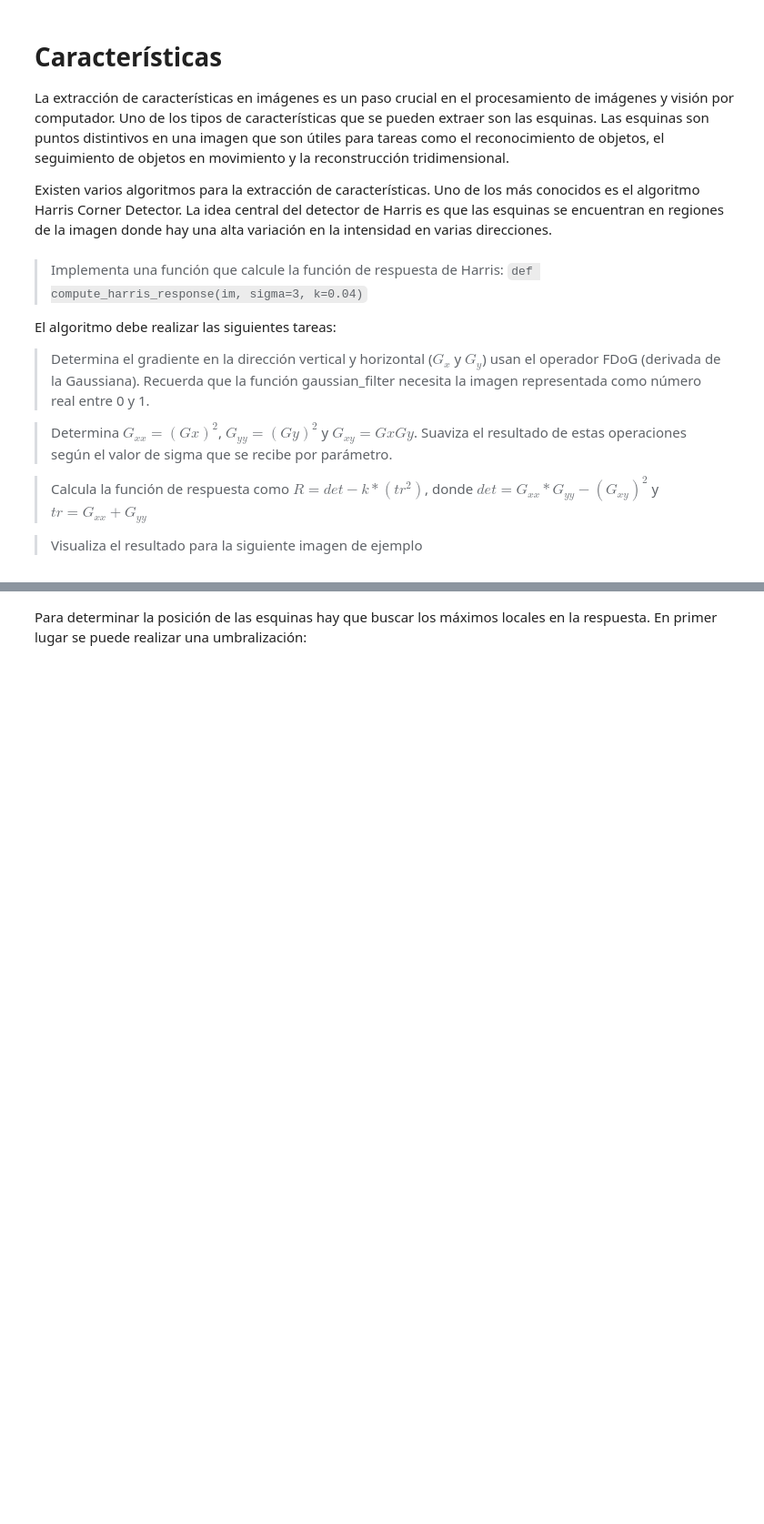
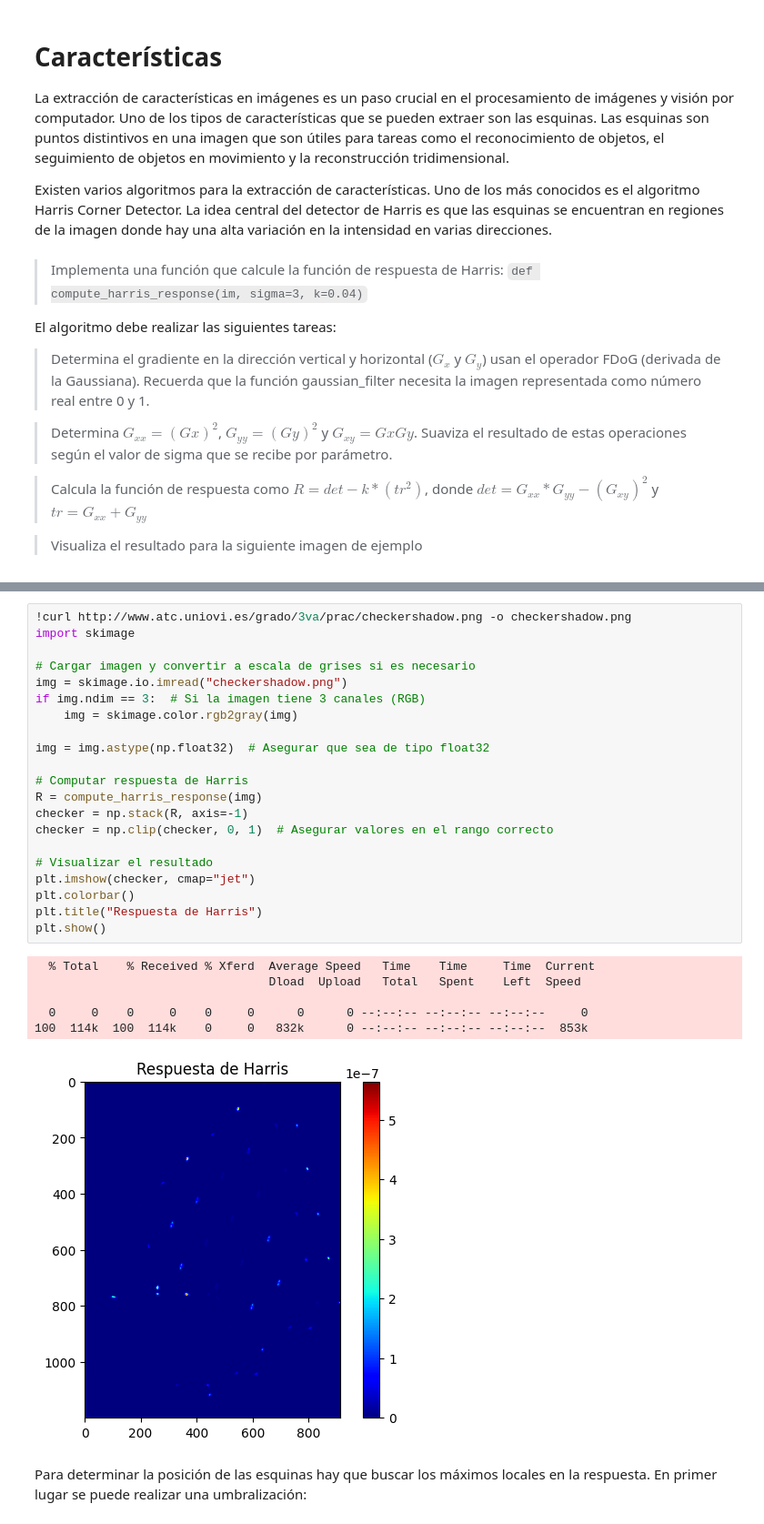
Before and after one commit to uo288207/vision_artificial, a Jupyter notebook: Prac05-Puntos.ipynb, the cells around one changed output, grey strips where cells are left out. Shown: that part at 91% size. Saved outputs shown, nothing was run; the diff lists cells and outputs as text; blank space fills up the shorter version.

```diff
--- a/Prac05-Puntos.ipynb
+++ b/Prac05-Puntos.ipynb
@@ -29,3 +66,31 @@ El algoritmo debe realizar las siguientes tareas:
+# %%
+!curl http://www.atc.uniovi.es/grado/3va/prac/checkershadow.png -o checkershadow.png
+import skimage
+
+# Cargar imagen y convertir a escala de grises si es necesario
+img = skimage.io.imread("checkershadow.png")
+if img.ndim == 3:  # Si la imagen tiene 3 canales (RGB)
+    img = skimage.color.rgb2gray(img)
+
+img = img.astype(np.float32)  # Asegurar que sea de tipo float32
+
+# Computar respuesta de Harris
+R = compute_harris_response(img)
+checker = np.stack(R, axis=-1)
+checker = np.clip(checker, 0, 1)  # Asegurar valores en el rango correcto
+
+# Visualizar el resultado
+plt.imshow(checker, cmap="jet")
+plt.colorbar()
+plt.title("Respuesta de Harris")
+plt.show()
+# %% [output]
+  % Total    % Received % Xferd  Average Speed   Time    Time     Time  Current
+                                 Dload  Upload   Total   Spent    Left  Speed
+
+  0     0    0     0    0     0      0      0 --:--:-- --:--:-- --:--:--     0
+100  114k  100  114k    0     0   832k      0 --:--:-- --:--:-- --:--:--  853k
+[figure, added]
 # %% [markdown]
 Para determinar la posición de las esquinas hay que buscar los máximos locales en la respuesta. En primer lugar se puede realizar una umbralización:
 # %%
```
Also changed, not shown: parts of 8 cells of this notebook.
